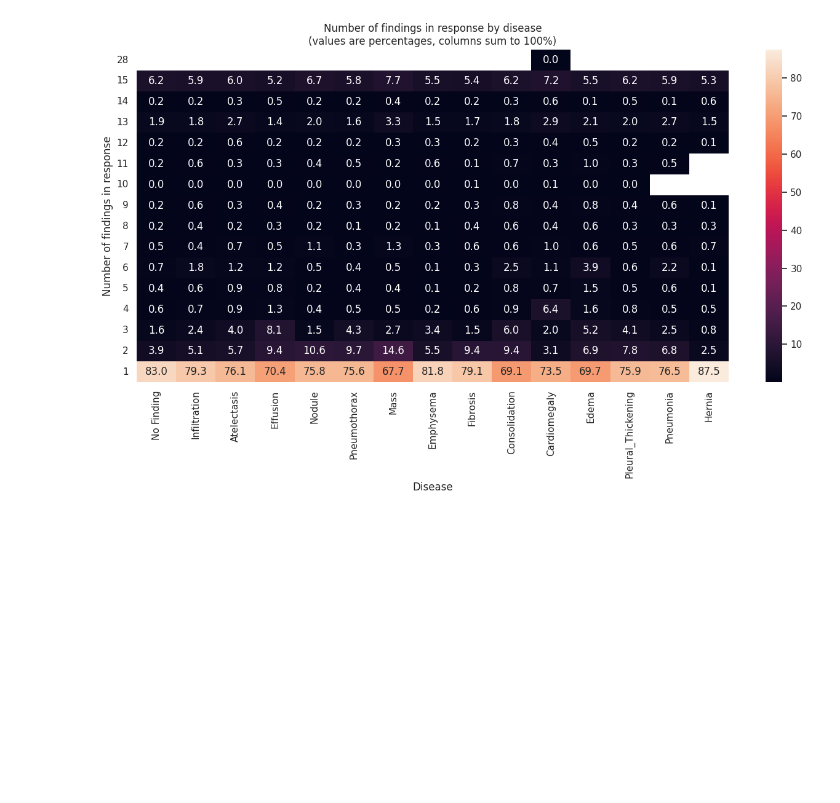
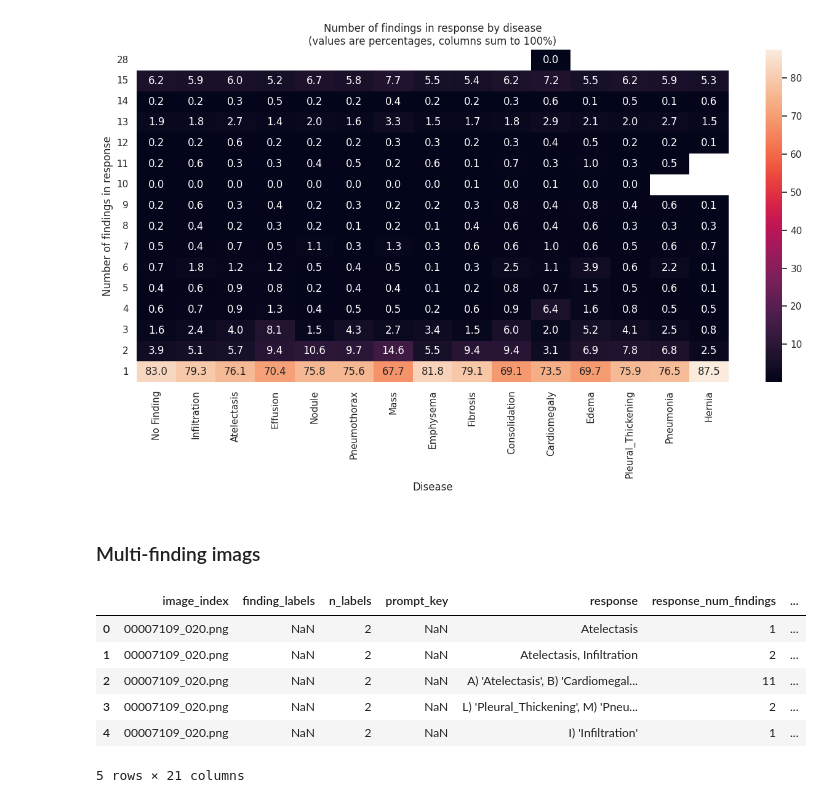
Before and after one commit to mark-rustad/CheXagent, a Jupyter notebook: get_started.ipynb, the cells around one changed output. Saved outputs shown, nothing was run; the diff lists cells and outputs as text; code cells hidden in the pictures; blank space fills up the shorter version.

```diff
--- a/get_started.ipynb
+++ b/get_started.ipynb
@@ -823,3 +561,15 @@ plt.tight_layout()
 plt.show()
 # %% [output]
 [figure]
+# %% [markdown]
+### Multi-finding imags
+# %%
+results.head()
+# %% [output]
+|  | image_index | finding_labels | n_labels | prompt_key | response | response_num_findings | ... |
+| 0 | 00007109_020.png | NaN | 2 | NaN | Atelectasis | 1 | ... |
+| 1 | 00007109_020.png | NaN | 2 | NaN | Atelectasis, Infiltration | 2 | ... |
+| 2 | 00007109_020.png | NaN | 2 | NaN | A) 'Atelectasis', B) 'Cardiomegal... | 11 | ... |
+| 3 | 00007109_020.png | NaN | 2 | NaN | L) 'Pleural_Thickening', M) 'Pneu... | 2 | ... |
+| 4 | 00007109_020.png | NaN | 2 | NaN | I) 'Infiltration' | 1 | ... |
+5 rows × 21 columns
```
Also changed, not shown: parts of 34 cells of this notebook, 1 other file.
